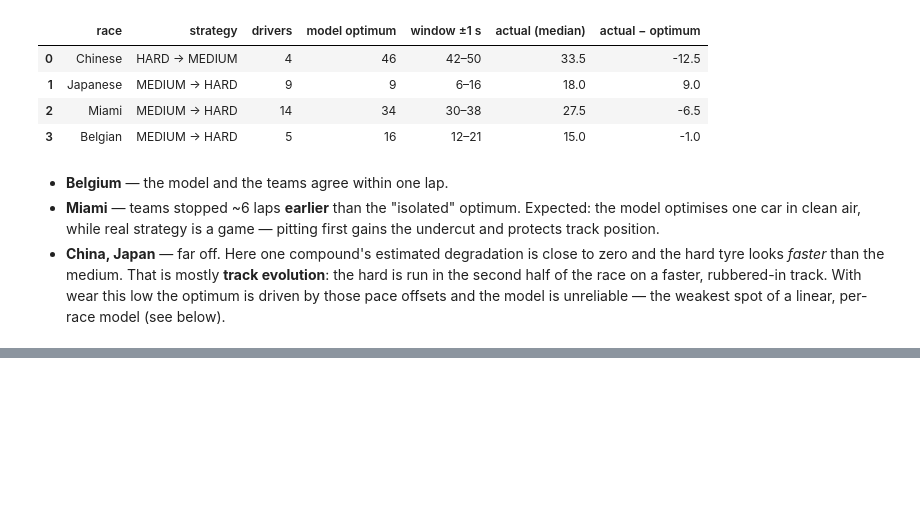
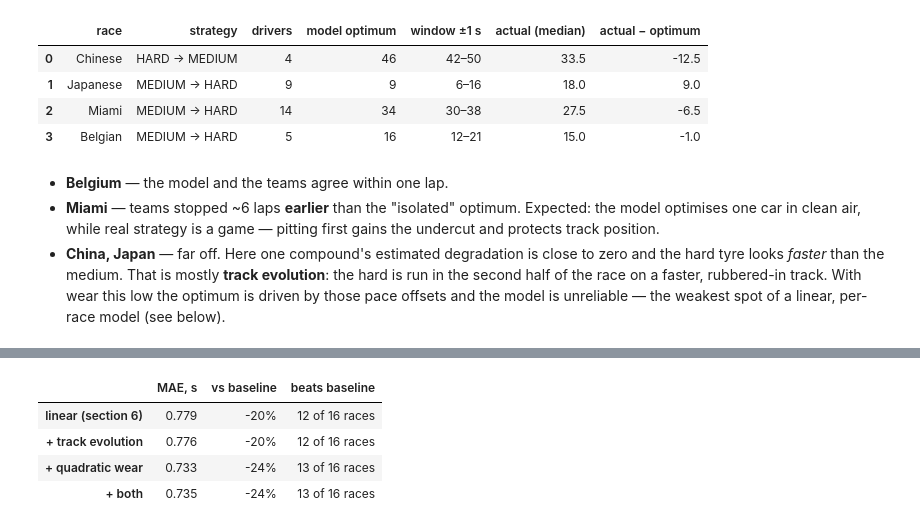
Before and after one commit to emrickre/f1-analytics, a Jupyter notebook: notebooks/tyre_degradation.ipynb, the cells around one changed output, grey strips where cells are left out. Drawn from its saved outputs; the diff is of its cells as text; code cells hidden in the pictures; blank space fills up the shorter version.

```diff
--- a/notebooks/tyre_degradation.ipynb
+++ b/notebooks/tyre_degradation.ipynb
@@ -330,0 +347,16 @@ pd.DataFrame(rows)
+# %%
+variants = {'linear (section 6)': {}, '+ track evolution': {'evolution': True},
+            '+ quadratic wear': {'curve': True}, '+ both': {'evolution': True, 'curve': True}}
+cv = {name: (lodo if not kw else M.leave_one_driver_out(clean, fuel_fixed, **kw))
+      for name, kw in variants.items()}
+base_mae = w(lodo, 'mae_baseline')
+pd.DataFrame({name: {'MAE, s': w(r, 'mae_model'),
+                     'vs baseline': f"{w(r, 'mae_model') / base_mae - 1:+.0%}",
+                     'beats baseline': f'{(r.mae_model < r.mae_baseline).sum()} of {len(r)} races'}
+              for name, r in cv.items()}).T
+# %% [output]
+|  | MAE, s | vs baseline | beats baseline |
+| linear (section 6) | 0.779 | -20% | 12 of 16 races |
+| + track evolution | 0.776 | -20% | 12 of 16 races |
+| + quadratic wear | 0.733 | -24% | 13 of 16 races |
+| + both | 0.735 | -24% | 13 of 16 races |
```
Also changed, not shown: parts of 10 cells of this notebook, 4 other files.
